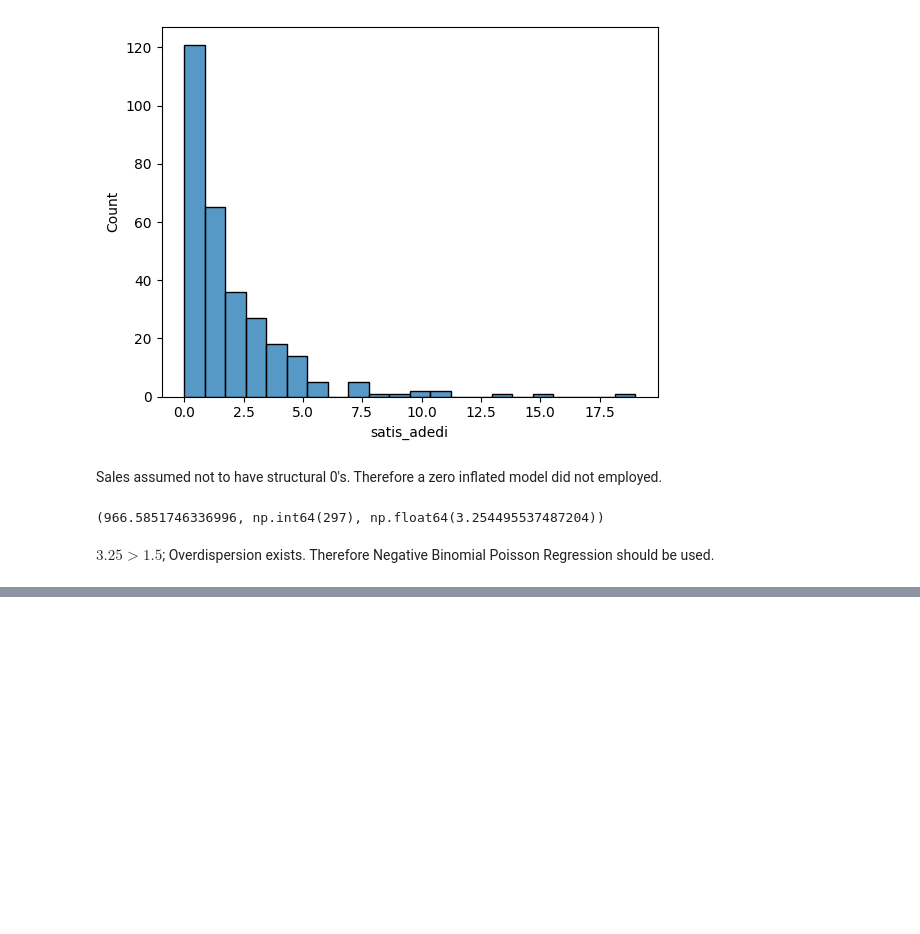
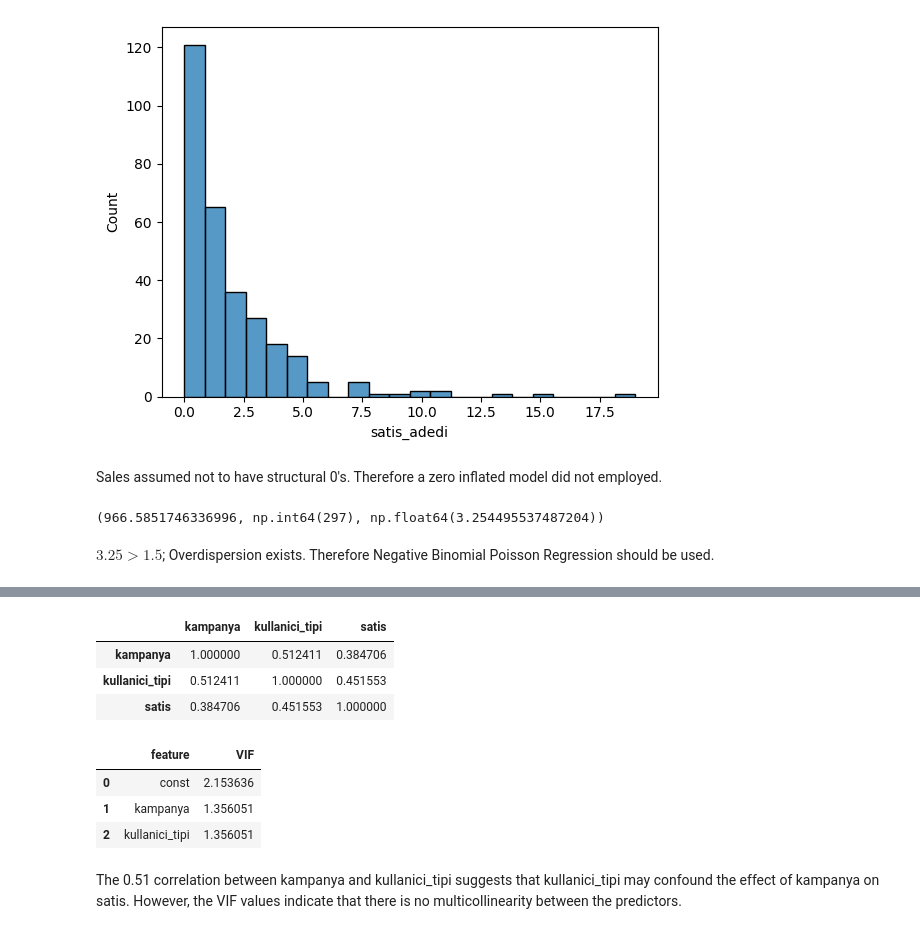
Before and after one commit to egonos/Data-Science-Projects, a Jupyter notebook: Statistics Fundamentals/Applied Statistics Extra - Remaining Statistical Concepts.ipynb, the cells around one changed output, grey strips where cells are left out. Saved outputs shown, nothing was run; the diff lists cells and outputs as text; code cells hidden in the pictures; blank space fills up the shorter version.

```diff
--- a/Statistics Fundamentals/Poisson_Regression.ipynb
+++ b/Statistics Fundamentals/Applied Statistics Extra - Remaining Statistical Concepts.ipynb
@@ -371,0 +449,20 @@ kampanya           0.5807      0.147      3.951      0.000       0.293       0.8
+# %%
+confounding_data.corr()
+# %% [output]
+|  | kampanya | kullanici_tipi | satis |
+| kampanya | 1.000000 | 0.512411 | 0.384706 |
+| kullanici_tipi | 0.512411 | 1.000000 | 0.451553 |
+| satis | 0.384706 | 0.451553 | 1.000000 |
+# %%
+X = sm.add_constant(confounding_data[["kampanya", "kullanici_tipi"]])
+vif = pd.DataFrame()
+vif["feature"] = X.columns
+vif["VIF"] = [variance_inflation_factor(X.values, i) for i in range(X.shape[1])]
+vif
+# %% [output]
+|  | feature | VIF |
+| 0 | const | 2.153636 |
+| 1 | kampanya | 1.356051 |
+| 2 | kullanici_tipi | 1.356051 |
+# %% [markdown]
+The 0.51 correlation between kampanya and kullanici_tipi suggests that kullanici_tipi may confound the effect of kampanya on satis. However, the VIF values indicate that there is no multicollinearity between the predictors.
```
Also changed, not shown: parts of 15 cells of this notebook, 1 other file.
